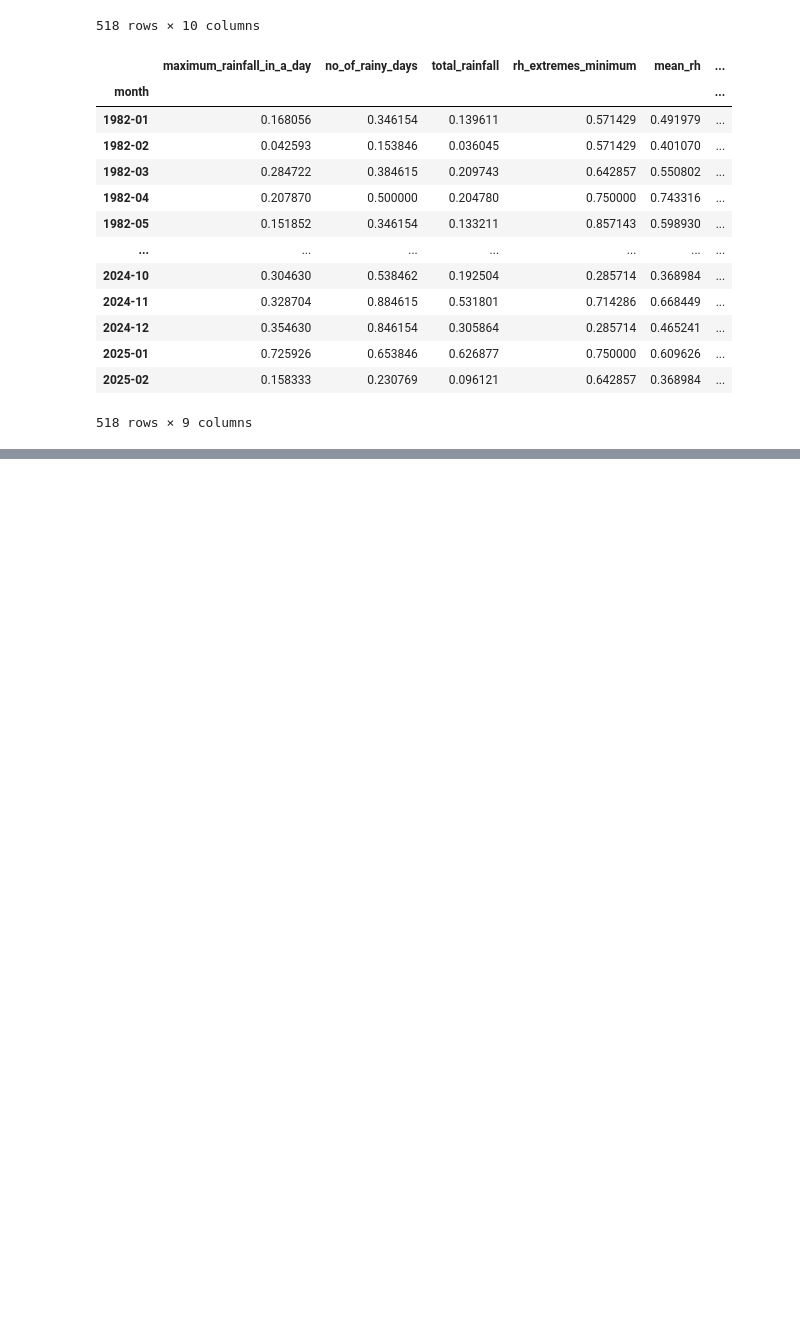
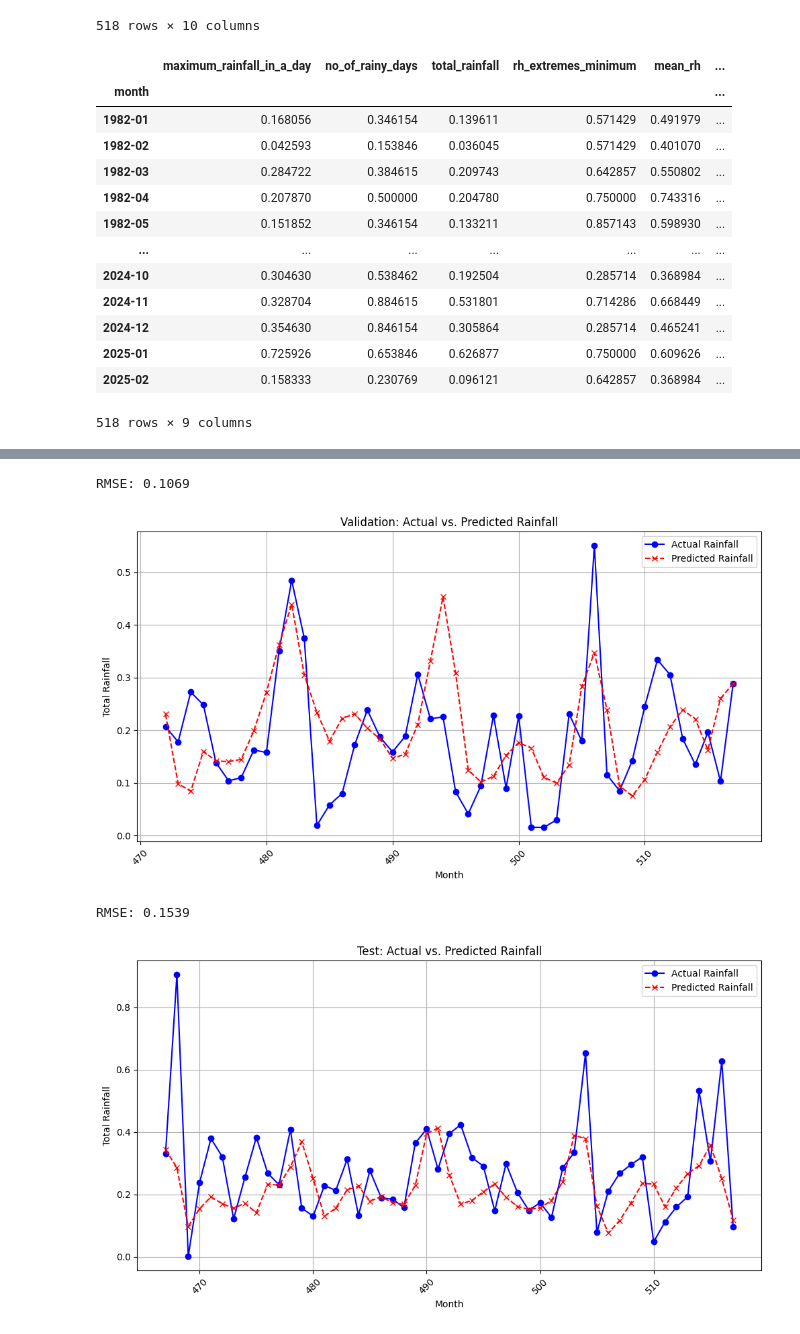
Before and after one commit to loypekyong/DeepLearningProject, a Jupyter notebook: lstm.ipynb, the cells around one changed output, grey strips where cells are left out. Cells and saved outputs as stored; diff of their text form; code cells hidden in the pictures; blank space fills up the shorter version.

```diff
--- a/lstm.ipynb
+++ b/lstm.ipynb
@@ -240,0 +268,14 @@ torch.save(model.state_dict(), "lstm_rainfall.pth")
+# %%
+#best model lstm
+
+best_lstm = LSTMRainfallModel(input_size).to(device)
+best_lstm.load_state_dict(torch.load('models/lstm_model-100.pth'))
+
+evaluate_and_plot(best_lstm, val_loader, y_val, title="Validation: Actual vs. Predicted Rainfall")
+
+evaluate_and_plot(best_lstm, test_loader, y_test, title="Test: Actual vs. Predicted Rainfall")
+# %% [output]
+RMSE: 0.1069
+[figure, added]
+RMSE: 0.1539
+[figure, added]
```
Also changed, not shown: parts of 10 cells of this notebook, 12 other files.
